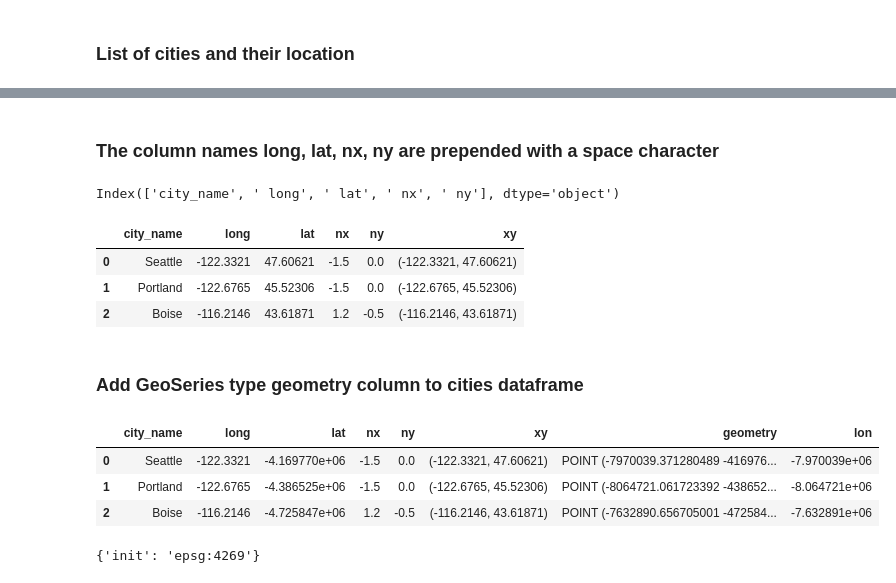
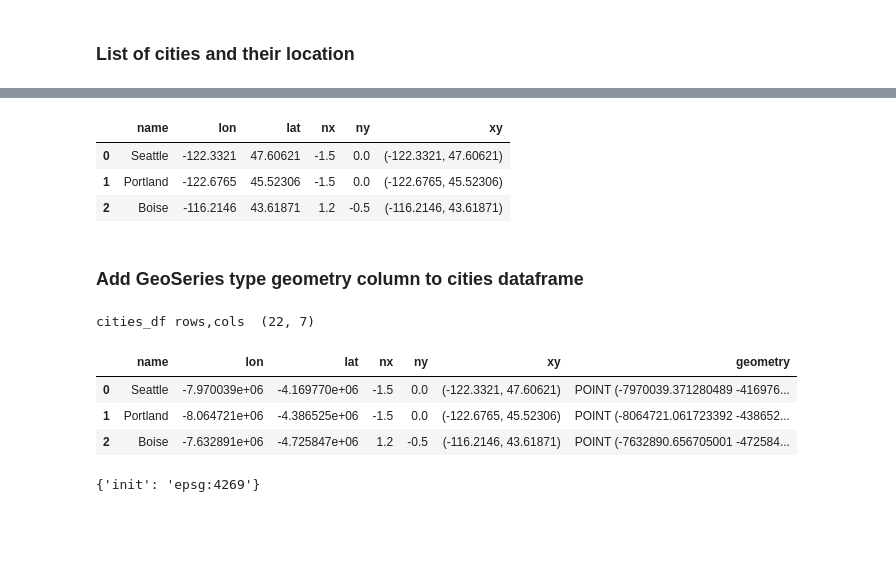
Before and after one commit to stoneyv/cbsa_plot, a Jupyter notebook: python/notebooks/cbsa_cbp_ecommerce_2015.ipynb, the cells around one changed output, grey strips where cells are left out. Cells and saved outputs as stored; diff of their text form; code cells hidden in the pictures; blank space fills up the shorter version.

Commit message:
refactor, reorder cells python notebook. edit cities.csv

```diff
--- a/python/notebooks/cbsa_cbp_ecommerce_2015.ipynb
+++ b/python/notebooks/cbsa_cbp_ecommerce_2015.ipynb
@@ -284,19 +286,12 @@ cities_df rows,cols  (22, 5)
 | 0 | Seattle | -122.3321 | 47.60621 | -1.5 | 0.0 |
 | 1 | Portland | -122.6765 | 45.52306 | -1.5 | 0.0 |
 | 2 | Boise | -116.2146 | 43.61871 | 1.2 | -0.5 |
-# %% [markdown]
-### The column names long, lat, nx, ny are prepended with a space character
-# %%
-cities_df.columns
-# %% [output]
-Index(['city_name', ' long', ' lat', ' nx', ' ny'], dtype='object')
 # %%
-cities_df.columns = ['city_name', 'long', 'lat', 'nx', 'ny']
-xy = [(x,y) for x,y in zip(cities_df['long'], cities_df['lat'])]
+xy = [(x,y) for x,y in zip(cities_df['lon'], cities_df['lat'])]
 cities_df['xy'] = xy
 cities_df.head(3)
 # %% [output]
-|  | city_name | long | lat | nx | ny | xy |
+|  | name | lon | lat | nx | ny | xy |
 | 0 | Seattle | -122.3321 | 47.60621 | -1.5 | 0.0 | (-122.3321, 47.60621) |
 | 1 | Portland | -122.6765 | 45.52306 | -1.5 | 0.0 | (-122.6765, 45.52306) |
 | 2 | Boise | -116.2146 | 43.61871 | 1.2 | -0.5 | (-116.2146, 43.61871) |
@@ -305,23 +300,25 @@ cities_df.head(3)
 # %%
 from shapely.geometry import Point
 
 target_crs = {'datum':'WGS84', 'no_defs':True, 'proj':'aea', 'lat_1':35, 'lat_2':55, 'lat_0':45, 'lon_0':10}
 angle_rot = 75
 center=(-98.5795,39.8283)
 
-points = gpd.GeoSeries([Point(lon,lat) for lon,lat in zip(cities_df.long, cities_df.lat)])
+points = gpd.GeoSeries([Point(lon,lat) for lon,lat in zip(cities_df.lon, cities_df.lat)])
 points.crs = us_state_df.crs
 points_albers = points.to_crs(target_crs).rotate(angle=angle_rot, origin=center)
 cities_df['geometry'] = points_albers
 lons, lats = [list(t) for t in zip(*map(getXY, points_albers))]
 cities_df['lon'] = lons
 cities_df['lat'] = lats
+print('cities_df rows,cols ', cities_df.shape)
 cities_df.head(3)
 # %% [output]
+cities_df rows,cols  (22, 7)
-|  | city_name | long | lat | nx | ny | xy | geometry | lon |
-| 0 | Seattle | -122.3321 | -4.169770e+06 | -1.5 | 0.0 | (-122.3321, 47.60621) | POINT (-7970039.371280489 -416976... | -7.970039e+06 |
-| 1 | Portland | -122.6765 | -4.386525e+06 | -1.5 | 0.0 | (-122.6765, 45.52306) | POINT (-8064721.061723392 -438652... | -8.064721e+06 |
-| 2 | Boise | -116.2146 | -4.725847e+06 | 1.2 | -0.5 | (-116.2146, 43.61871) | POINT (-7632890.656705001 -472584... | -7.632891e+06 |
+|  | name | lon | lat | nx | ny | xy | geometry |
+| 0 | Seattle | -7.970039e+06 | -4.169770e+06 | -1.5 | 0.0 | (-122.3321, 47.60621) | POINT (-7970039.371280489 -416976... |
+| 1 | Portland | -8.064721e+06 | -4.386525e+06 | -1.5 | 0.0 | (-122.6765, 45.52306) | POINT (-8064721.061723392 -438652... |
+| 2 | Boise | -7.632891e+06 | -4.725847e+06 | 1.2 | -0.5 | (-116.2146, 43.61871) | POINT (-7632890.656705001 -472584... |
 # %%
 target_crs = {'datum':'WGS84', 'no_defs':True, 'proj':'aea', 'lat_1':35, 'lat_2':55, 'lat_0':45, 'lon_0':10}
 #<dataframe>.to_crs(crs=target_crs, inplace=True)
```
Also changed, not shown: parts of 5 cells of this notebook, 1 other file.
